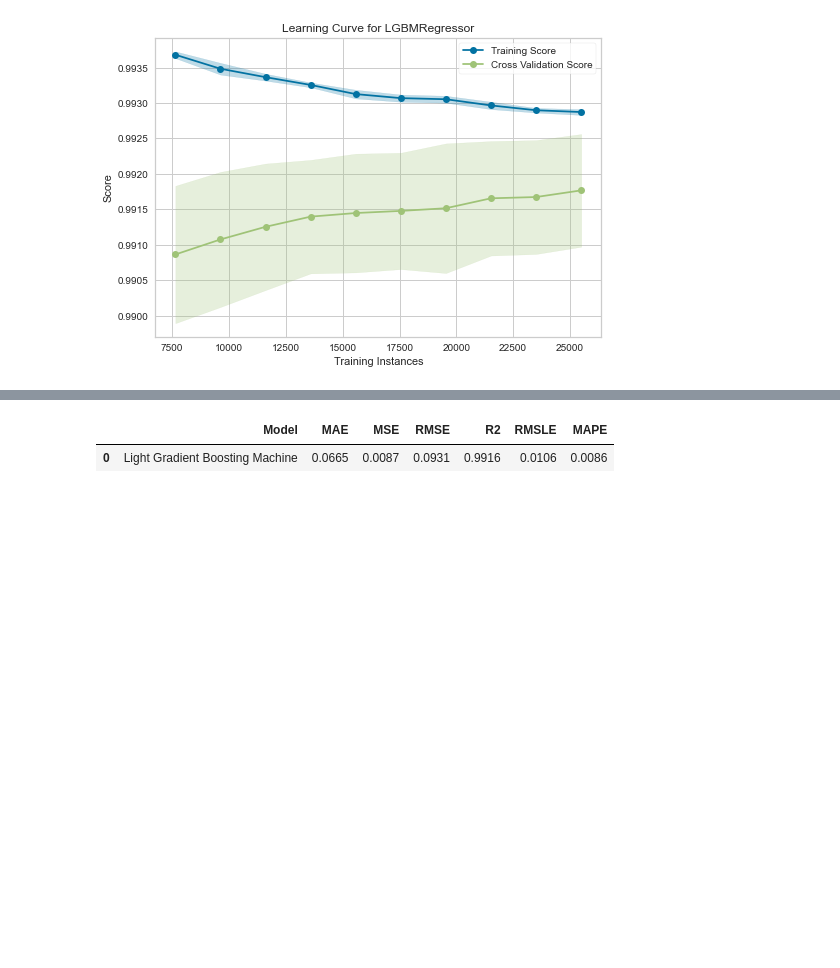
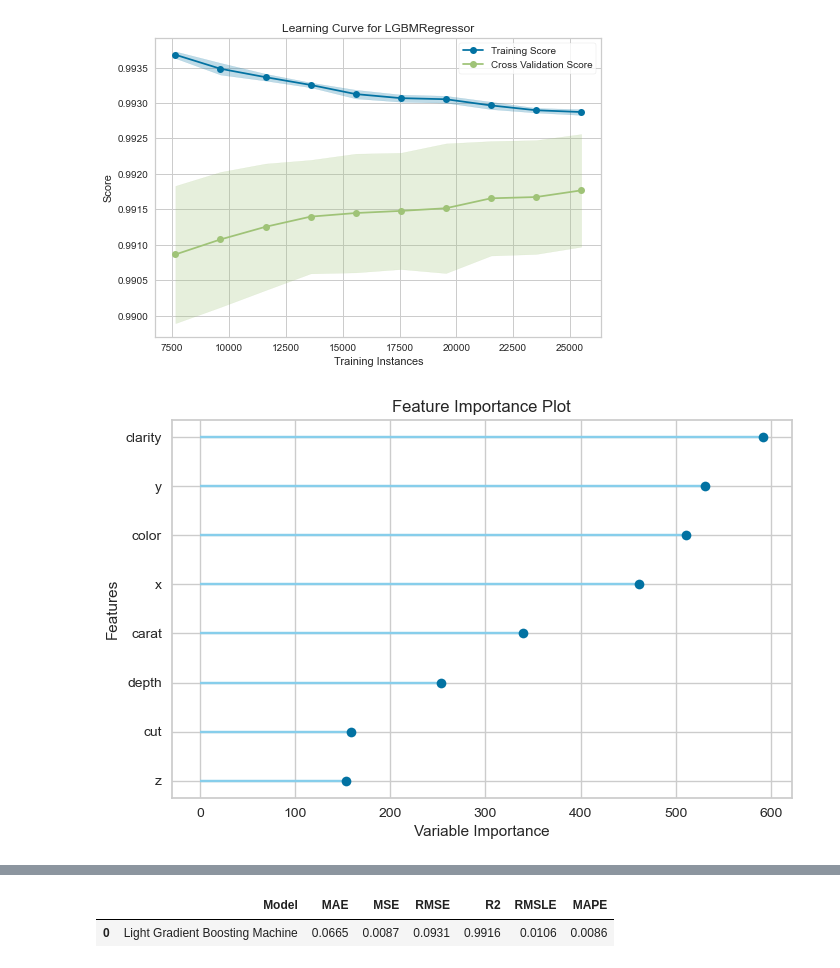
Before and after one commit to MarioGar25/Diamonds-everywhere, a Jupyter notebook: Model3-Pycaret.ipynb, the cells around one changed output, grey strips where cells are left out. Saved outputs shown, nothing was run; the diff lists cells and outputs as text; code cells hidden in the pictures; blank space fills up the shorter version.

```diff
--- a/Model3-Pycaret.ipynb
+++ b/Model3-Pycaret.ipynb
@@ -118,3 +142,7 @@ plot_model(lgbm_reg, plot = "error")
 plot_model(lgbm_reg, plot = "learning")
 # %% [output]
 [figure]
+# %%
+plot_model(lgbm_reg, plot="feature")
+# %% [output]
+[figure, added]
```
Also changed, not shown: parts of 8 cells of this notebook.
